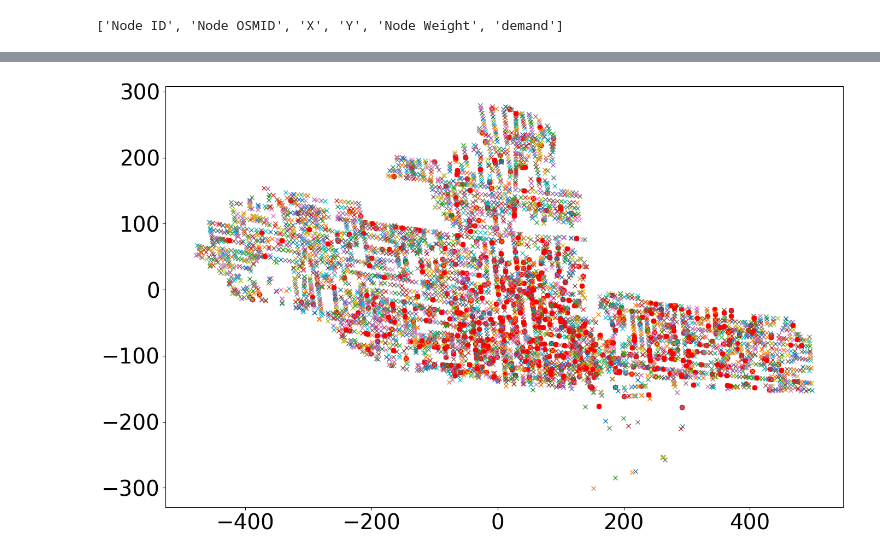
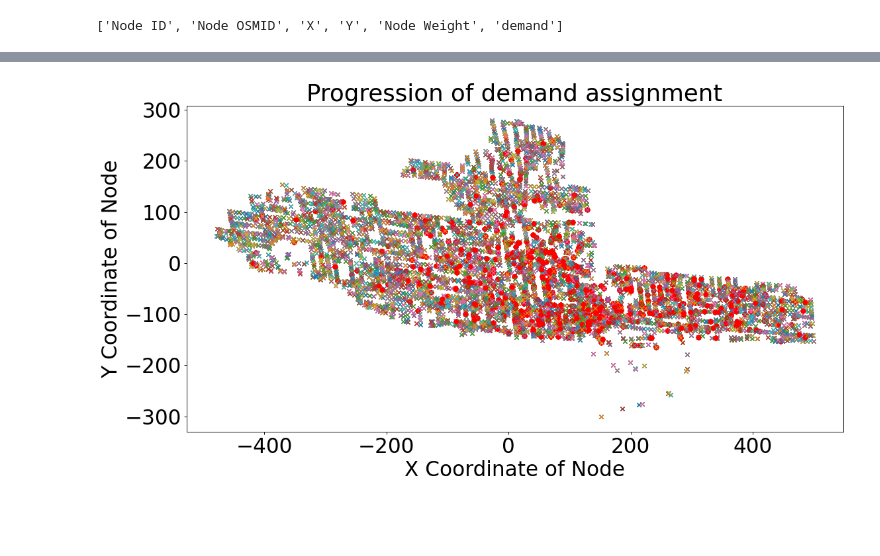
Before and after one commit to enrique-torres/ECE1724_Team10_Project, a Jupyter notebook: Distribution Assignment/Greedy_SA_Distribution.ipynb, the cells around one changed output, grey strips where cells are left out. Saved outputs shown, nothing was run; the diff lists cells and outputs as text; code cells hidden in the pictures; blank space fills up the shorter version.

```diff
--- a/Distribution Assignment/Greedy_SA_Distribution.ipynb
+++ b/Distribution Assignment/Greedy_SA_Distribution.ipynb
@@ -140,21 +142,3 @@ def random_search(coords, volumes, locations):
-# %%
-def simulated_annealing(initial_solution, num_iter, schedule_function, neighbour_function, coords, volume, locations):
-    current, current_cost = initial_solution
-    assert(current_cost != 0)
-    states = [current_cost]
-    solutions = [current]
-    for t in range(num_iter):
-        T = schedule_function(t)
-        next_choice, next_cost = neighbour_function(coords, volume, locations)
-        current_cost = states[-1]
-        delta_e = next_cost - current_cost
-        if delta_e < 0 or probability(np.exp(-1 * delta_e / T)):
-            current = next_choice
-            states.append(next_cost)
-            solutions.append(current)
-        else:
-            states.append(current_cost)
-    return current, states[-1], states
 # %%
 distribution_solution = np.zeros((data.shape[0], depots.shape[0]))
 num_iterations = 100
@@ -164,7 +148,7 @@ total_cost = 0
 
 schedule = exp_schedule(exp_schedule_k, exp_schedule_lam, num_iterations)
 initial_solution = (result, cost)
-distribution_solution, total_cost, cost_curve = simulated_annealing(
+distribution_solution, total_cost, cost_curve, all_sols = simulated_annealing(
     initial_solution,
     num_iterations,
     schedule,
@@ -206,51 +178,28 @@ depots.shape
 # %%
-# from matplotlib.animation import FuncAnimation, PillowWriter
-# writer = PillowWriter(fps=24)
-# large = 32; med = 28; small = 24
-# params = {'axes.titlesize': large,
-#                     'legend.fontsize': large,
-#                     'figure.figsize': (16, 10),
-#                     'axes.labelsize': med,
-#                     'axes.titlesize': med,
-#                     'xtick.labelsize': med,
-#                     'ytick.labelsize': med,
-#                     'figure.titlesize': large}
-# plt.rcParams.update(params)
-# fig2 = plt.figure(figsize=(16,8), dpi= 80)
-# plt.ylabel("Y Coordinate of Node", fontsize=med)
-# plt.xlabel("X Coordinate of Node", fontsize=med)
-# plt.title("Progression of Delivery Center Locations Over Time", fontsize=large)
-# # plt.xlim((self.min_x, self.max_x))
-# # plt.ylim((self.min_y, self.max_y))
-# animation_points = []
-# with writer.saving(fig2, "tmp.gif", 100):
-#     for i in range(0, result.shape[1]):
-#         # x_coordinates = []
-#         # y_coordinates = []
-#         # for facility in data:
-#         #     x_coordinates.append(facility[0])
-#         #     y_coordinates.append(facility[1])
-#         # print(np.nonzero(result[:, i]))
-#         nodes_served = data[np.nonzero(result[:, i])]
-#         # print(nodes_served.shape)
-
-#         # def sub_plot():
-#         fig = plt.figure()
-#         plt.scatter(depots[i][0], depots[i][1], color="blue")
-#         plt.scatter(nodes_served[:,0], nodes_served[:, 1], color="#FF0000")
-
-#             # return fig
-#         animation_points.append(fig)
-#         plt.close()
-#         writer.grab_frame()
-#         # x = animation_points.append()
-#         # if len(animation_points) == 2:
-#             # animation_points[0].remove()
-#             # animation_points.pop(0)
-
-for i in range(distribution_solution.shape[1]):
-  cluster = np.where(distribution_solution[:, i])
-  plt.plot(depots[i][0], depots[i][1], "o", color="#FF0000")
-  plt.plot(data[cluster][:, 0], data[cluster][:, 1], "x")
+from matplotlib.animation import FuncAnimation, PillowWriter
+writer = PillowWriter(fps=24)
+large = 32; med = 28; small = 24
+params = {'axes.titlesize': large,
+                    'legend.fontsize': large,
+                    'figure.figsize': (16, 10),
+                    'axes.labelsize': med,
+                    'axes.titlesize': med,
+                    'xtick.labelsize': med,
+                    'ytick.labelsize': med,
+                    'figure.titlesize': large}
+plt.rcParams.update(params)
+fig2 = plt.figure(figsize=(16,8), dpi= 80)
+plt.ylabel("Y Coordinate of Node", fontsize=med)
+plt.xlabel("X Coordinate of Node", fontsize=med)
+plt.title("Progression of demand assignment", fontsize=large)
+animation_points = []
+with writer.saving(fig2, "km_demand_assign.gif", 100):
+    for i in range(0, len(all_sols)):
+        nodes_served = data[np.nonzero(result[:, i])]
+        for i in range(distribution_solution.shape[1]):
+            cluster = np.where(distribution_solution[:, i])
+            plt.plot(depots[i][0], depots[i][1], "o", color="#FF0000")
+            plt.plot(data[cluster][:, 0], data[cluster][:, 1], "x")
+        writer.grab_frame()
 # %% [output]
-[figure, old version]
+[figure, new version]
```
Also changed, not shown: parts of 15 cells of this notebook, 7 other files.
